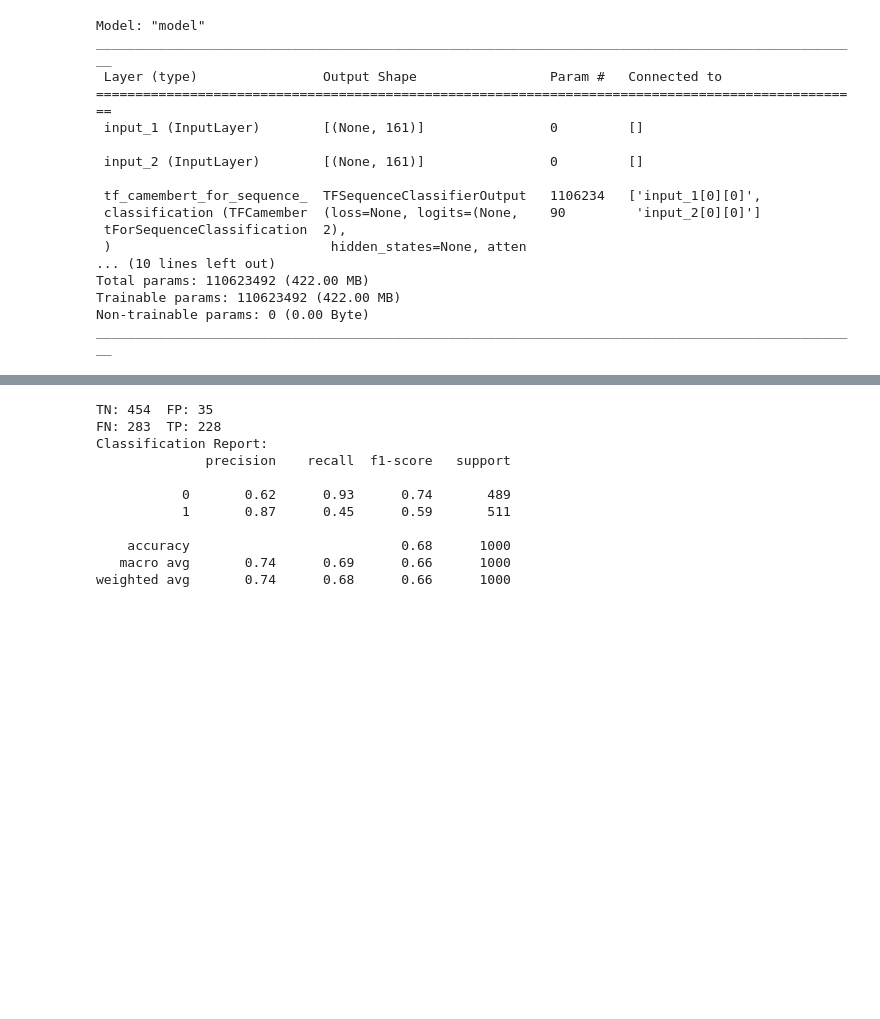
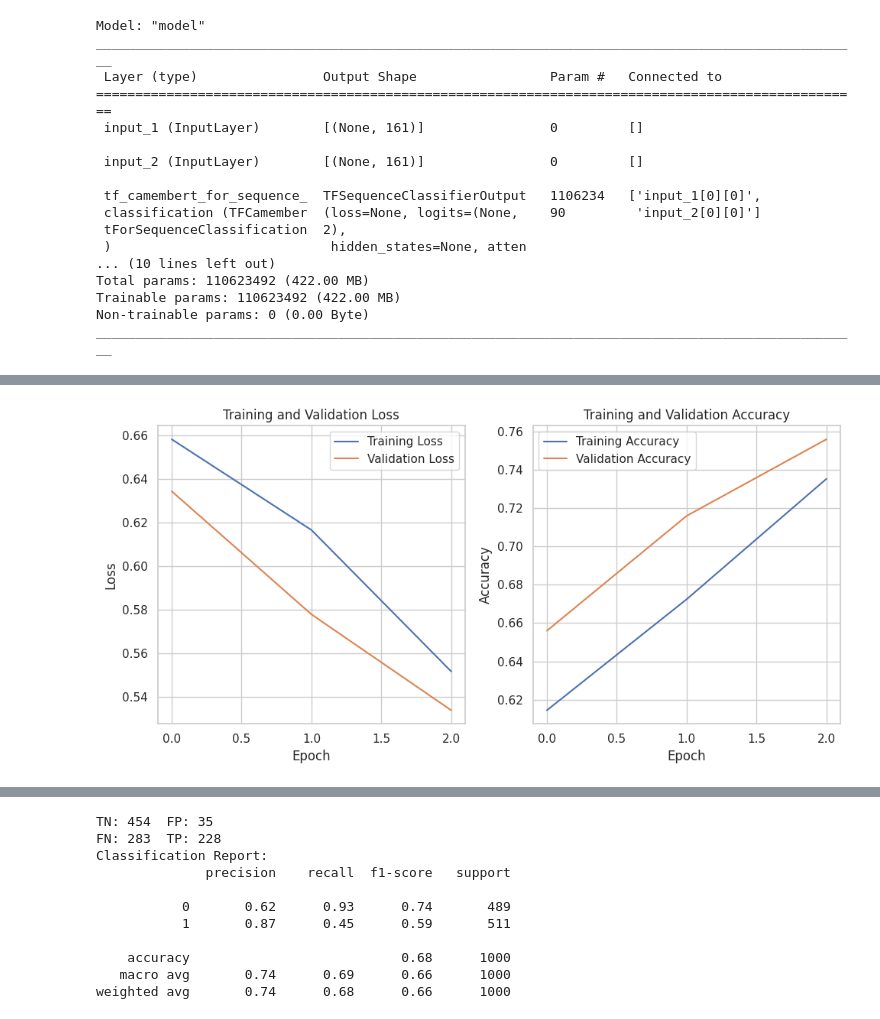
Before and after one commit to mattguida/masters-thesis, a Jupyter notebook: bert-mt-umberto-first.ipynb, the cells around one changed output, grey strips where cells are left out. Cells and saved outputs as stored; diff of their text form; code cells hidden in the pictures; blank space fills up the shorter version.

```diff
--- a/bert-mt-umberto-first.ipynb
+++ b/bert-mt-umberto-first.ipynb
@@ -466,0 +487,11 @@ plt.show()
+# %%
+## SECOND RUN
+# OSCAR Umberto
+
+# FIRST RUN
+# Wikipedia Model
+# Load the BERT model from HuggingFace
+MODEL = f"Musixmatch/umberto-commoncrawl-cased-v1"
+
+tokenizer = AutoTokenizer.from_pretrained(MODEL)
+model = TFAutoModelForSequenceClassification.from_pretrained(MODEL, num_labels=2, from_pt=True)
@@ -466,0 +531,3 @@ plt.show()
+# %%
+model = create_model(model, MAX_LEN)
+model.summary()
@@ -467,3 +565,32 @@ plt.show()
+# %%
+train_loss = history_bert_2.history['loss']
+val_loss = history_bert_2.history['val_loss']
+train_accuracy = history_bert_2.history['binary_accuracy']
+val_accuracy = history_bert_2.history['val_binary_accuracy']
+
+# Plot training and validation loss
+plt.figure(figsize=(10, 5))
+plt.subplot(1, 2, 1)
+plt.plot(train_loss, label='Training Loss')
+plt.plot(val_loss, label='Validation Loss')
+plt.title('Training and Validation Loss')
+plt.xlabel('Epoch')
+plt.ylabel('Loss')
+plt.legend()
+
+# Plot training and validation accuracy
+plt.subplot(1, 2, 2)
+plt.plot(train_accuracy, label='Training Accuracy')
+plt.plot(val_accuracy, label='Validation Accuracy')
+plt.title('Training and Validation Accuracy')
+plt.xlabel('Epoch')
+plt.ylabel('Accuracy')
+plt.legend()
+
+plt.tight_layout()
+plt.show()
+# %% [output]
+[figure, added]
 # %%
 # Predict the outputs for the test set
 
```
Also changed, not shown: parts of 41 cells of this notebook.
